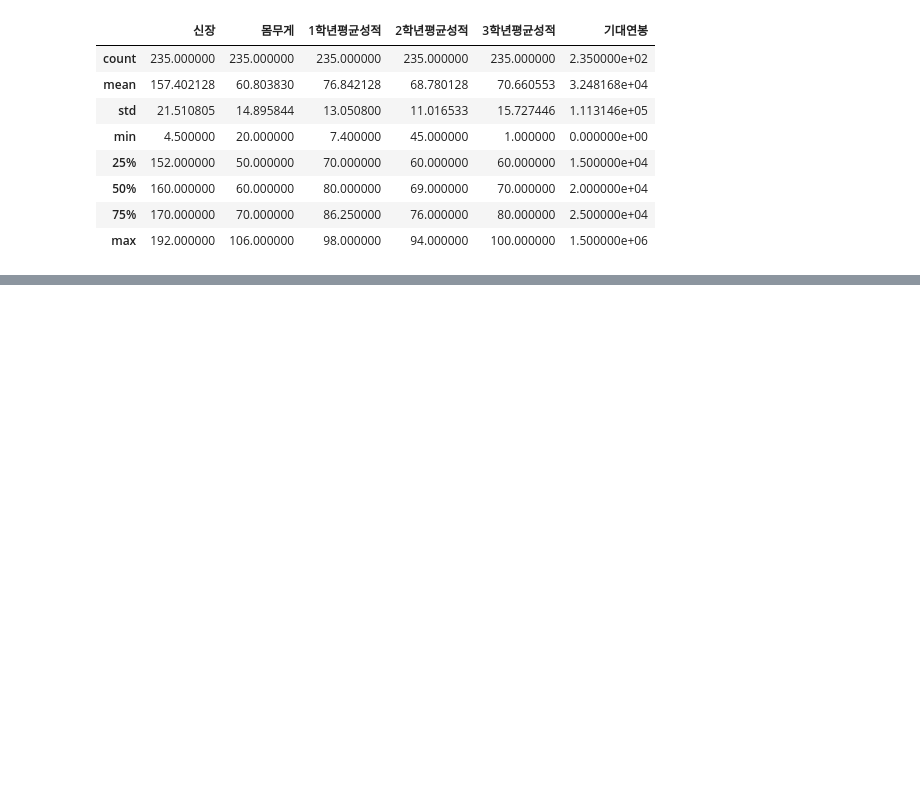
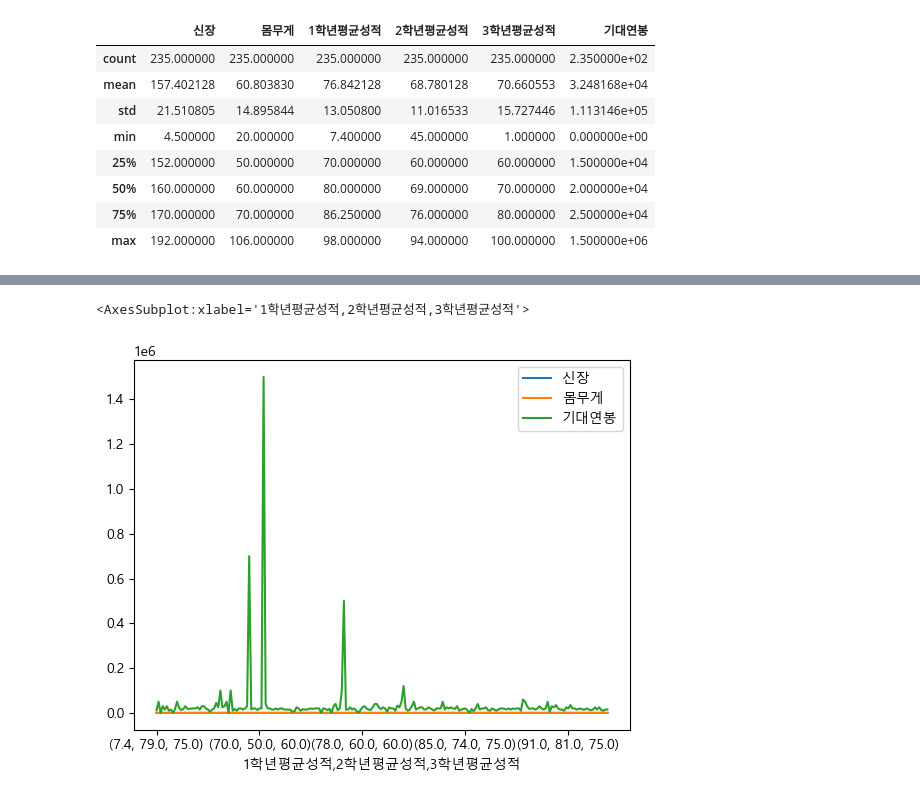
Before and after one commit to minseok06/PPP, a Jupyter notebook: 대회 준비_민석이와 친구들.ipynb, the cells around one changed output, grey strips where cells are left out. Saved outputs shown, nothing was run; the diff lists cells and outputs as text; code cells hidden in the pictures; blank space fills up the shorter version.

```diff
--- a/대회 준비_민석이와 친구들.ipynb
+++ b/대회 준비_민석이와 친구들.ipynb
@@ -173,0 +174,5 @@ y.describe()
+# %%
+s.groupby(['1학년평균성적','2학년평균성적','3학년평균성적']).mean().plot()
+# %% [output]
+<AxesSubplot:xlabel='1학년평균성적,2학년평균성적,3학년평균성적'>
+[figure, added]
```
Also changed, not shown: parts of 21 cells of this notebook.
